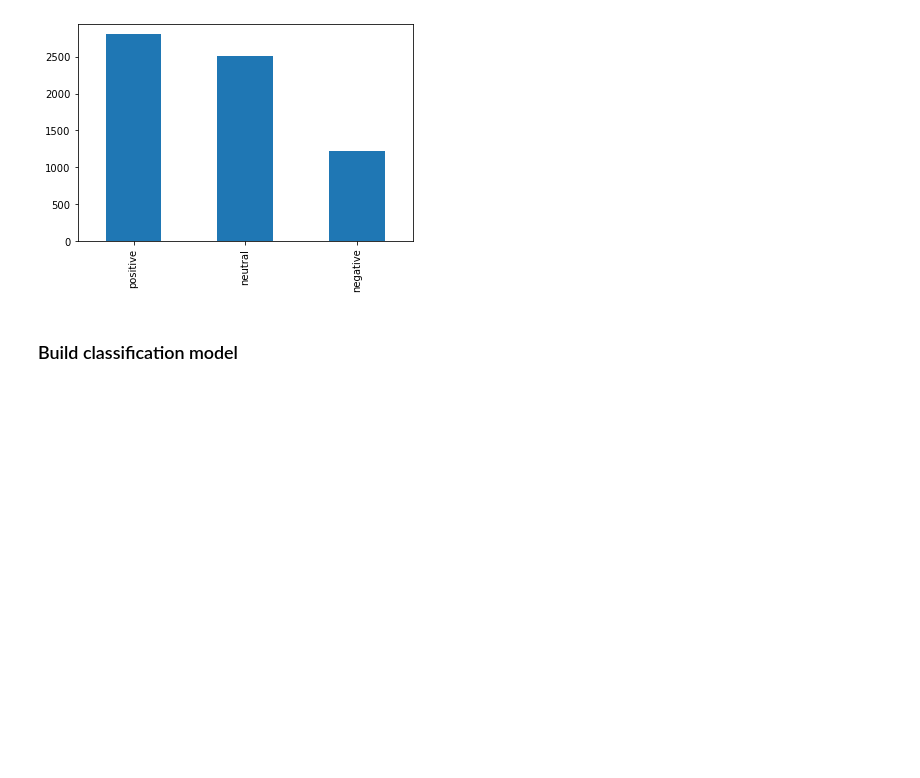
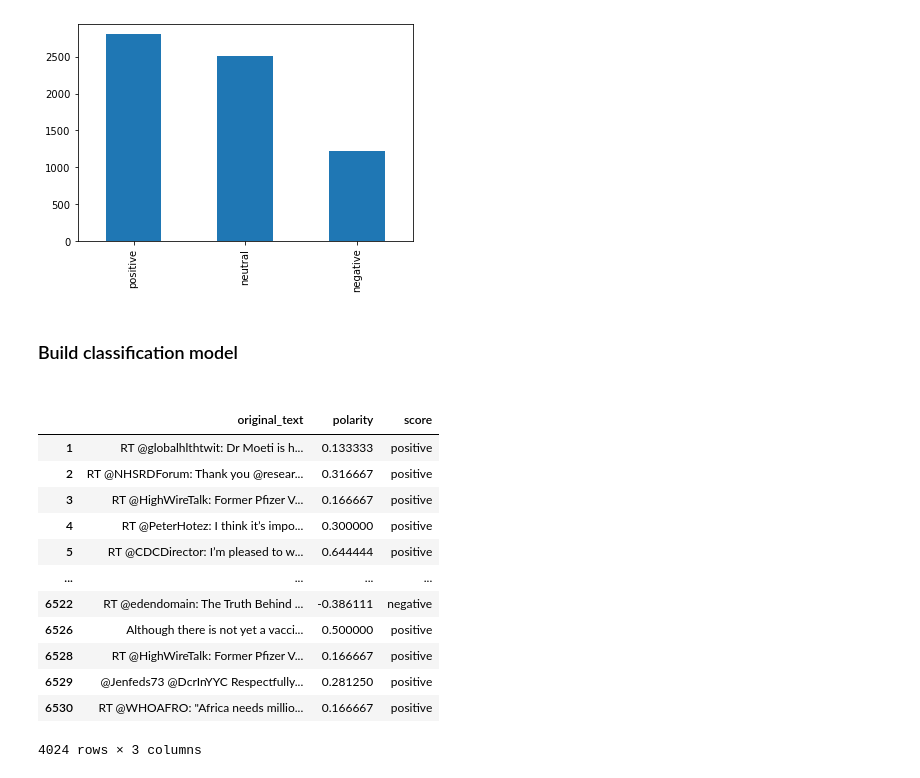
Before and after one commit to zelalemgetahun9374/Twitter-Data-Analysis, a Jupyter notebook: Challenge_ Day2.ipynb, the cells around one changed output. Drawn from its saved outputs; the diff is of its cells as text; code cells hidden in the pictures; blank space fills up the shorter version.

Commit message:
removed neutral tweets

```diff
--- a/Challenge_ Day2.ipynb
+++ b/Challenge_ Day2.ipynb
@@ -270,3 +270,21 @@ sentiment.plot(kind='bar');
 [figure]
 # %% [markdown]
 <h3>Build classification model<h3>
+# %%
+# remove neutral tweets
+cleanTweet = cleanTweet[cleanTweet['score'] != 'neutral']
+cleanTweet
+# %% [output]
+|  | original_text | polarity | score |
+| 1 | RT @globalhlthtwit: Dr Moeti is h... | 0.133333 | positive |
+| 2 | RT @NHSRDForum: Thank you @resear... | 0.316667 | positive |
+| 3 | RT @HighWireTalk: Former Pfizer V... | 0.166667 | positive |
+| 4 | RT @PeterHotez: I think it’s impo... | 0.300000 | positive |
+| 5 | RT @CDCDirector: I’m pleased to w... | 0.644444 | positive |
+| ... | ... | ... | ... |
+| 6522 | RT @edendomain: The Truth Behind ... | -0.386111 | negative |
+| 6526 | Although there is not yet a vacci... | 0.500000 | positive |
+| 6528 | RT @HighWireTalk: Former Pfizer V... | 0.166667 | positive |
+| 6529 | @Jenfeds73 @DcrInYYC Respectfully... | 0.281250 | positive |
+| 6530 | RT @WHOAFRO: "Africa needs millio... | 0.166667 | positive |
+4024 rows × 3 columns
```
